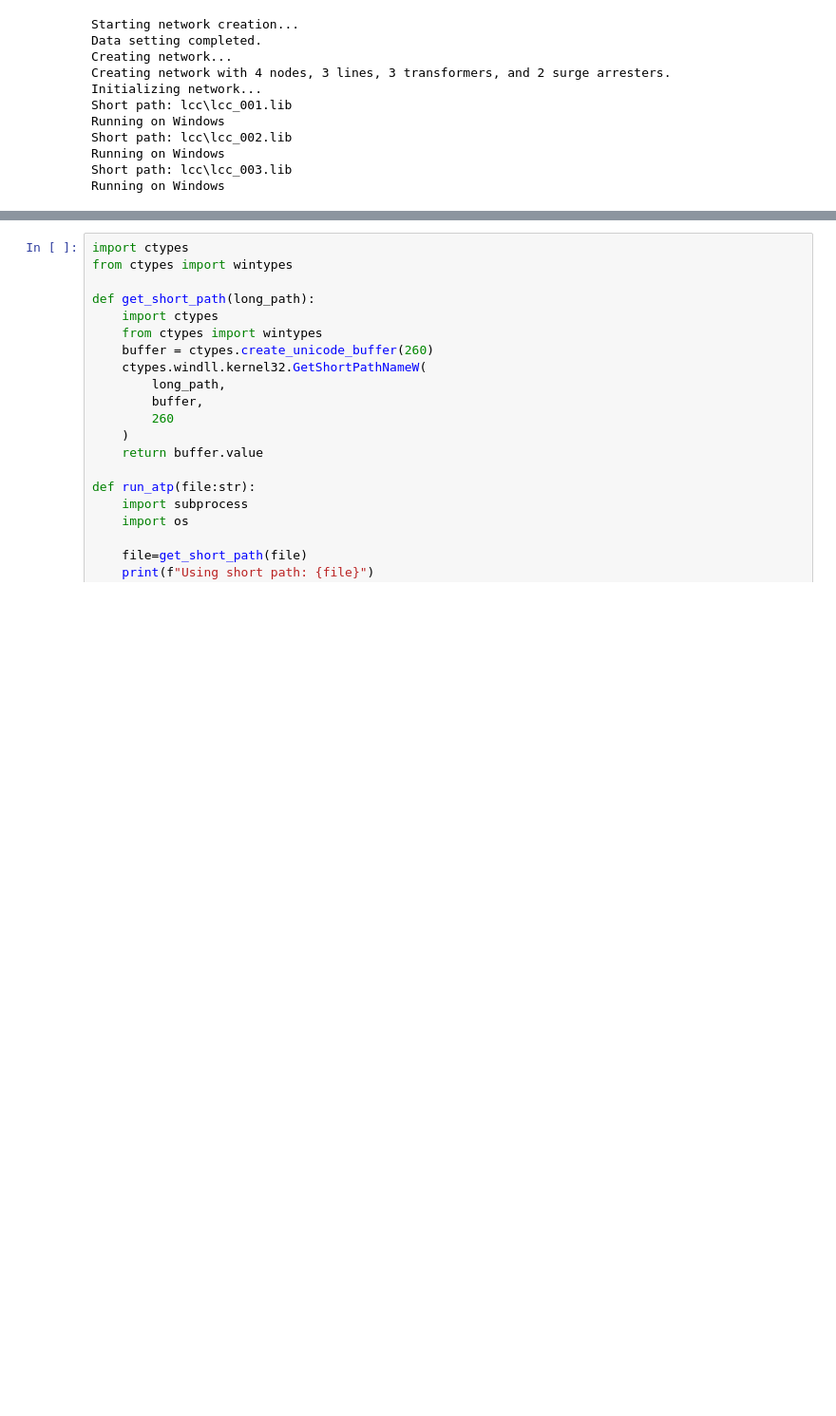
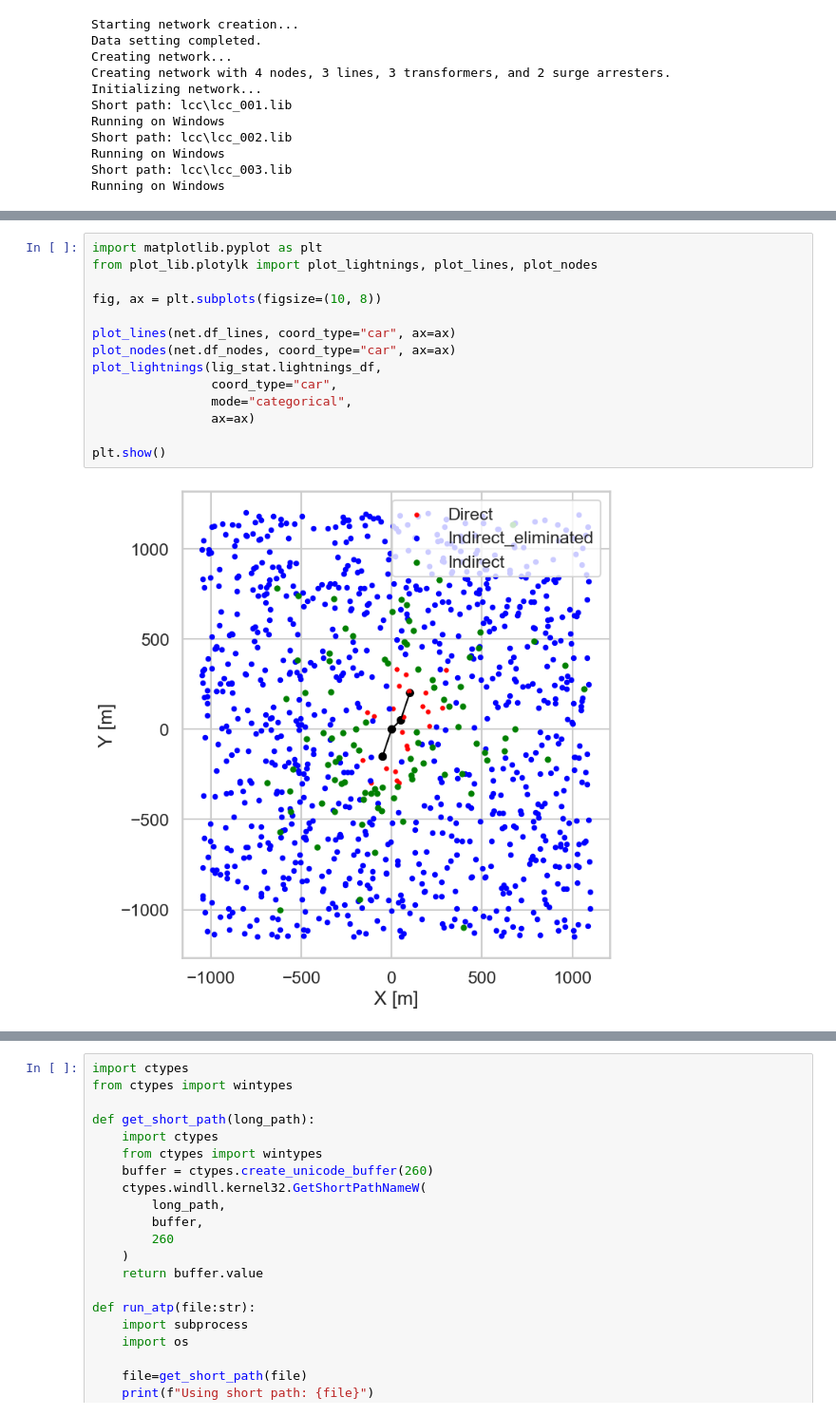
Before and after one commit to LGSTR-UNAL/yaluk_network_lib, a Jupyter notebook: example_nb.ipynb, the cells around one changed output, grey strips where cells are left out. Shown at 95% size. Drawn from its saved outputs; the diff is of its cells as text; blank space fills up the shorter version.

```diff
--- a/example_nb.ipynb
+++ b/example_nb.ipynb
@@ -172,3 +257,19 @@ Number of points with direct strike = 1: 337
+# %%
+import matplotlib.pyplot as plt
+from plot_lib.plotylk import plot_lightnings, plot_lines, plot_nodes
+
+fig, ax = plt.subplots(figsize=(10, 8))
+
+plot_lines(net.df_lines, coord_type="car", ax=ax)
+plot_nodes(net.df_nodes, coord_type="car", ax=ax)
+plot_lightnings(lig_stat.lightnings_df,
+                coord_type="car",
+                mode="categorical",
+                ax=ax)
+
+plt.show()
+# %% [output]
+[figure, added]
 # %%
 import numpy as np
 Ih = df["Ih1"]
```
Also changed, not shown: parts of 10 cells of this notebook, 7 other files.
